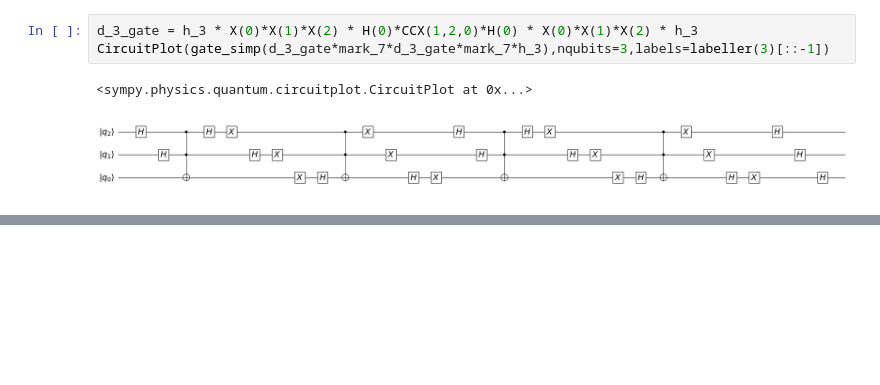
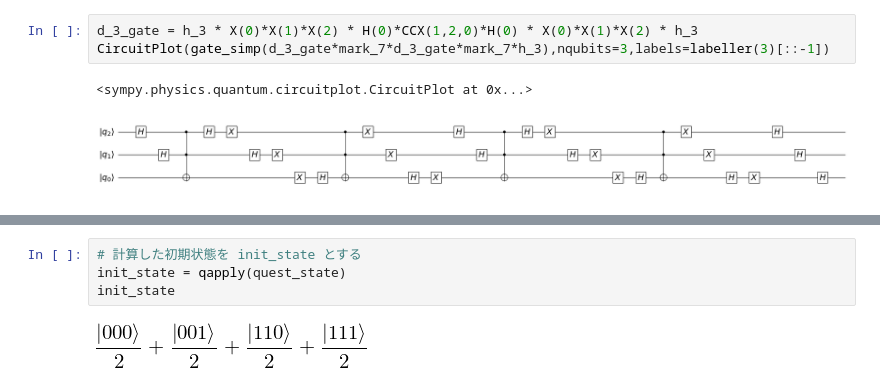
Before and after one commit to kyamaz/openql-notes, a Jupyter notebook: docs/20190121/quantum_alg_grover_handout.ipynb, the cells around one changed output, grey strips where cells are left out. Drawn from its saved outputs; the diff is of its cells as text; blank space fills up the shorter version.

```diff
--- a/docs/20190121/quantum_alg_grover_handout.ipynb
+++ b/docs/20190121/quantum_alg_grover_handout.ipynb
@@ -151,0 +183,6 @@ CircuitPlot(gate_simp(d_3_gate*mark_7*d_3_gate*mark_7*h_3),nqubits=3,labels=labe
+# %%
+# 計算した初期状態を init_state とする
+init_state = qapply(quest_state)
+init_state
+# %% [output]
+[figure, added]
```
Also changed, not shown: parts of 14 cells of this notebook.
